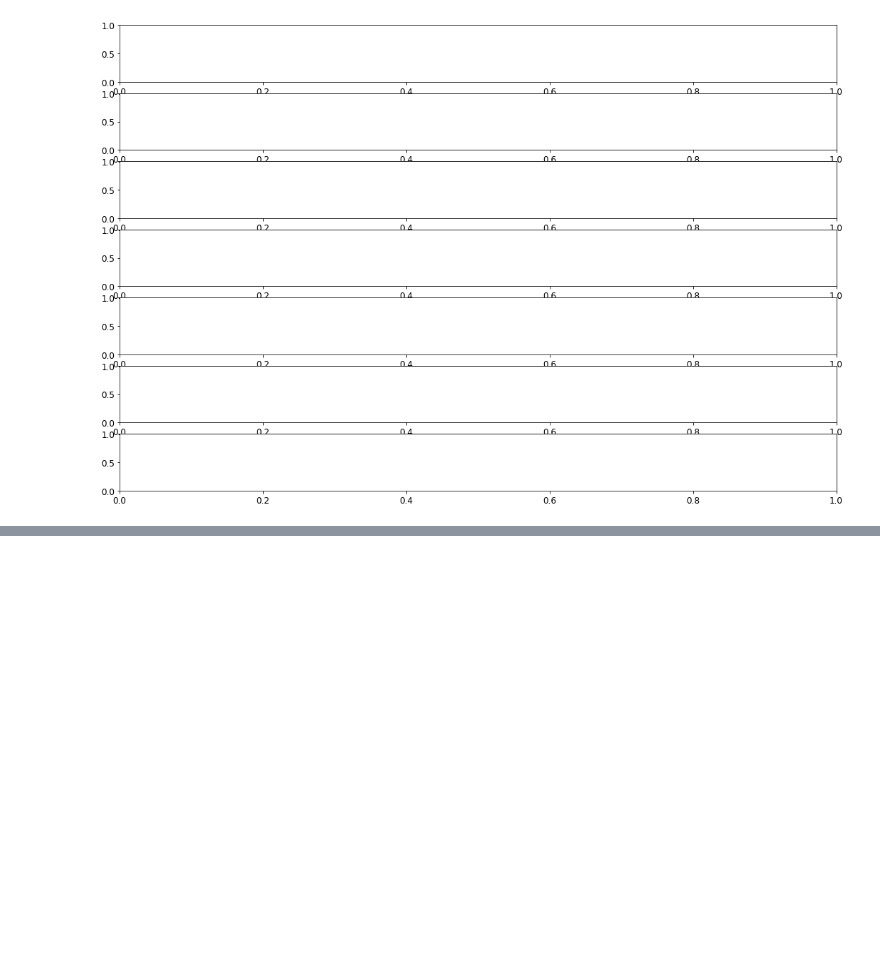
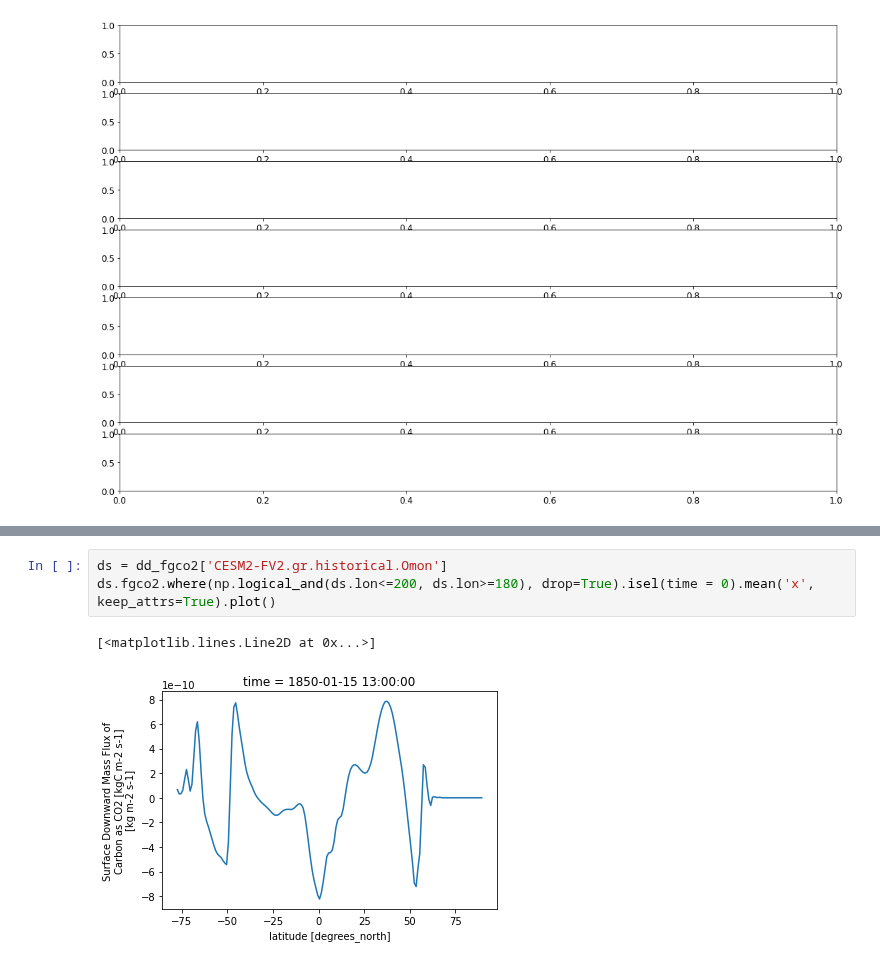
Before and after one commit to gmacgilchrist/seniorthesis, a Jupyter notebook: notebooks/fgco2_proj.ipynb, the cells around one changed output, grey strips where cells are left out. Drawn from its saved outputs; the diff is of its cells as text; blank space fills up the shorter version.

```diff
--- a/notebooks/fgco2_proj.ipynb
+++ b/notebooks/fgco2_proj.ipynb
@@ -192,0 +193,6 @@ AttributeError: 'GeoAxesSubplot' object has no attribute 'show'
+# %%
+ds = dd_fgco2['CESM2-FV2.gr.historical.Omon']
+ds.fgco2.where(np.logical_and(ds.lon<=200, ds.lon>=180), drop=True).isel(time = 0).mean('x', keep_attrs=True).plot()
+# %% [output]
+[<matplotlib.lines.Line2D at 0x...>]
+[figure, added]
```
Also changed, not shown: parts of 4 cells of this notebook.
